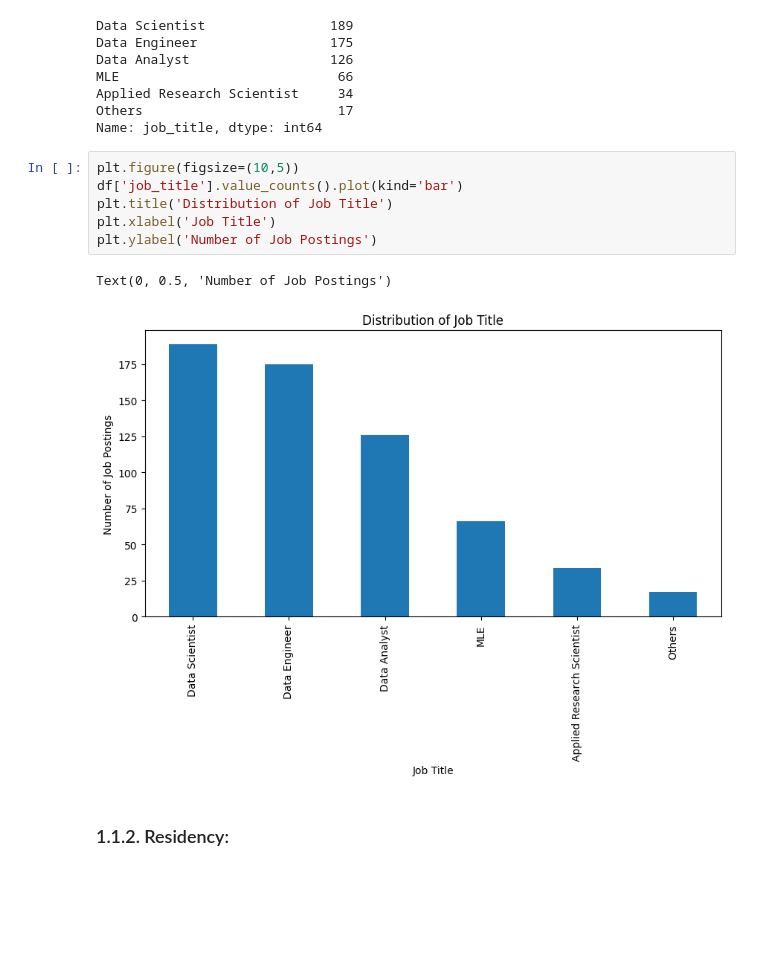
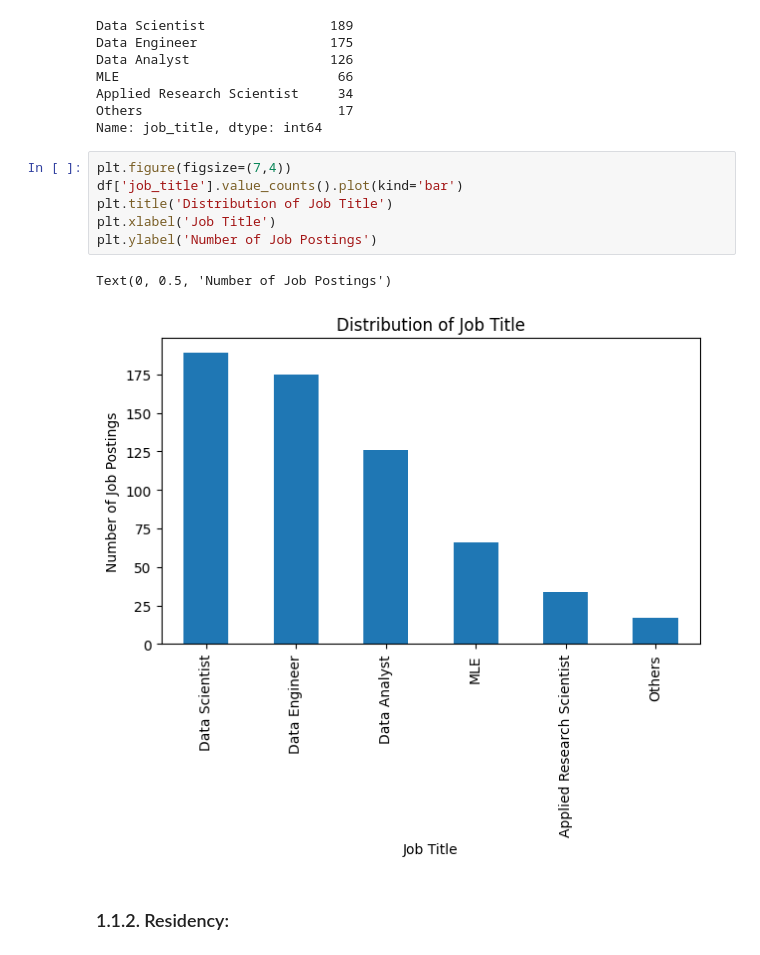
Before and after one commit to vanle2000/Data-Science-Salary-prediction, a Jupyter notebook: Data_Sciece_Salary_Prediction.ipynb, the cells around one changed output. Saved outputs shown, nothing was run; the diff lists cells and outputs as text; blank space fills up the shorter version.

```diff
--- a/Data_Sciece_Salary_Prediction.ipynb
+++ b/Data_Sciece_Salary_Prediction.ipynb
@@ -151,14 +151,14 @@ Applied Research Scientist     34
 Others                         17
 Name: job_title, dtype: int64
 # %%
-plt.figure(figsize=(10,5))
+plt.figure(figsize=(7,4))
 df['job_title'].value_counts().plot(kind='bar')
 plt.title('Distribution of Job Title')
 plt.xlabel('Job Title')
 plt.ylabel('Number of Job Postings')
 # %% [output]
 Text(0, 0.5, 'Number of Job Postings')
-[figure, old version]
+[figure, new version]
 # %% [markdown]
 ### 1.1.2. Residency:
 # %%
```
Also changed, not shown: parts of 11 cells of this notebook.
